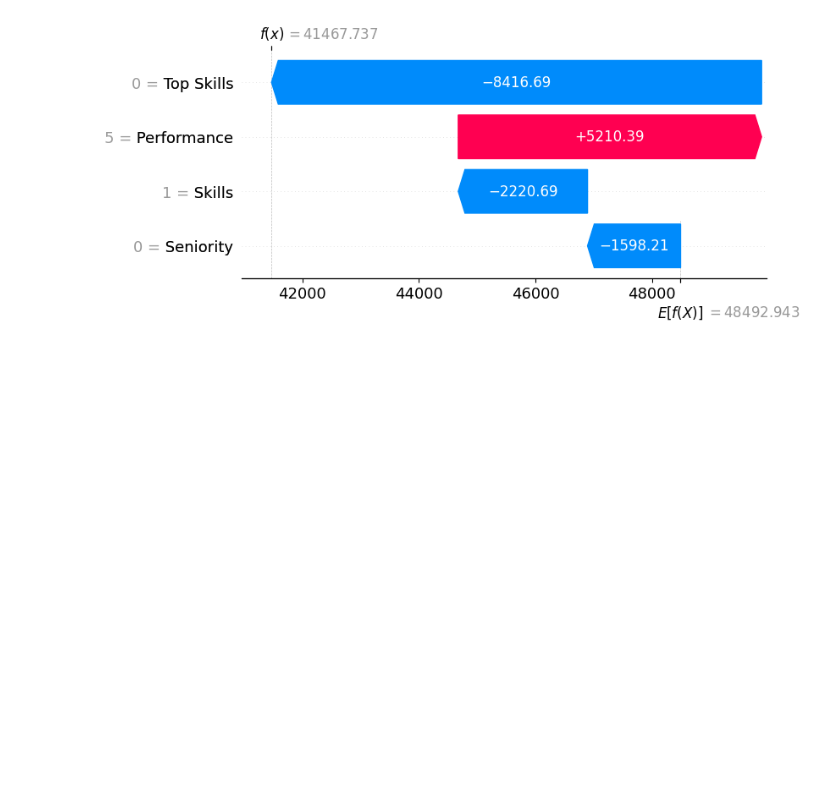
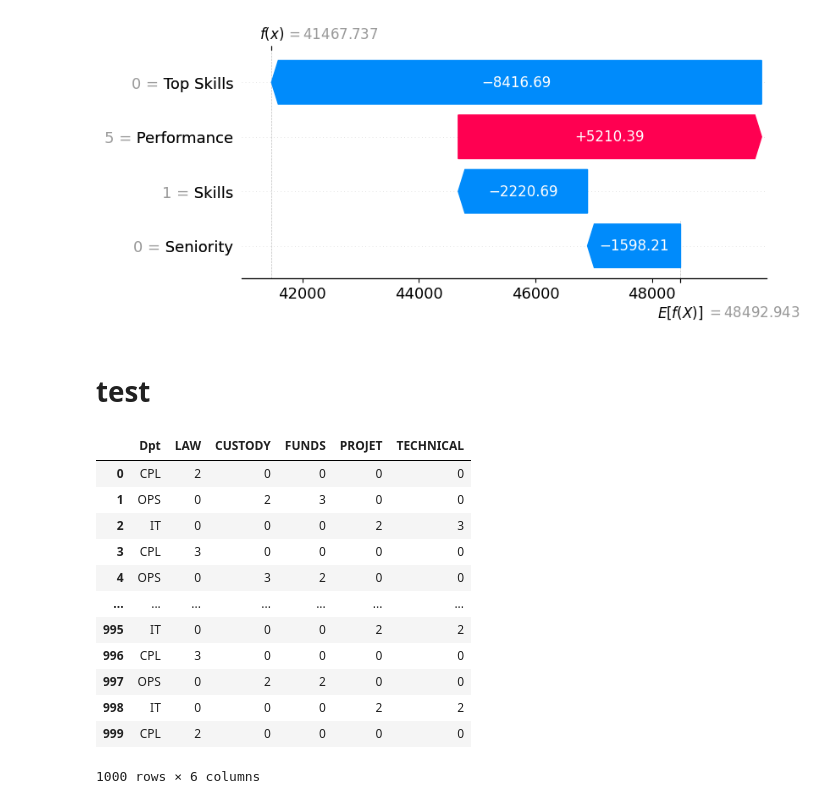
Before and after one commit to levmanuel/HR-Data, a Jupyter notebook: HR.ipynb, the cells around one changed output. Saved outputs shown, nothing was run; the diff lists cells and outputs as text; code cells hidden in the pictures; blank space fills up the shorter version.

```diff
--- a/HR.ipynb
+++ b/HR.ipynb
@@ -505,3 +505,56 @@ shap_explanation = shap.Explanation(values=shap_values[index_to_explain, :], bas
 shap.plots.waterfall(shap_explanation)
 # %% [output]
 [figure]
+# %% [markdown]
+# test
+# %%
+import pandas as pd
+import numpy as np
+import json
+
+# Charger les scénarios à partir d'un fichier JSON
+with open("scenarios.json", "r") as f:
+    scenarios = json.load(f)
+
+# Chargement du fichier CSV
+df = pd.read_csv("https://raw.githubusercontent.com/levmanuel/HR-Data/main/profiles.csv")
+# %%
+# Définir la liste des compétences (colonnes à traiter)
+skills = df.columns[1:]
+
+# Générer 1 000 lignes aléatoires en répétant les données du CSV existant
+expanded_df = pd.DataFrame(np.tile(df.values, (1000 // len(df) + 1, 1)), columns=df.columns)
+df = expanded_df.iloc[:1000]  # Prendre seulement 1000 lignes
+
+# Pour chaque employé, pour chaque compétence, générer un niveau selon le scénario
+results = []  # Pour stocker les résultats
+for idx, row in df.iterrows():
+    employee_result = {'Dpt': row['Dpt']}
+    for skill in skills:
+        # Récupérer le code scénario (en s'assurant de le convertir en entier)
+        scenario_code = int(row[skill]) if pd.notna(row[skill]) else 0
+        # Récupérer la distribution de probabilités correspondante
+        probabilities = scenarios.get(scenario_code, [1.0, 0.0, 0.0, 0.0])
+        # Générer le niveau de compétence
+        level = np.random.choice([0, 1, 2, 3], p=probabilities)
+        employee_result[skill] = level
+    results.append(employee_result)
+
+# Créer un DataFrame avec les niveaux générés
+df_generated = pd.DataFrame(results)
+# %%
+df_generated
+# %% [output]
+|  | Dpt | LAW | CUSTODY | FUNDS | PROJET | TECHNICAL |
+| 0 | CPL | 2 | 0 | 0 | 0 | 0 |
+| 1 | OPS | 0 | 2 | 3 | 0 | 0 |
+| 2 | IT | 0 | 0 | 0 | 2 | 3 |
+| 3 | CPL | 3 | 0 | 0 | 0 | 0 |
+| 4 | OPS | 0 | 3 | 2 | 0 | 0 |
+| ... | ... | ... | ... | ... | ... | ... |
+| 995 | IT | 0 | 0 | 0 | 2 | 2 |
+| 996 | CPL | 3 | 0 | 0 | 0 | 0 |
+| 997 | OPS | 0 | 2 | 2 | 0 | 0 |
+| 998 | IT | 0 | 0 | 0 | 2 | 2 |
+| 999 | CPL | 2 | 0 | 0 | 0 | 0 |
+1000 rows × 6 columns
```
Also changed, not shown: 1 other file.
